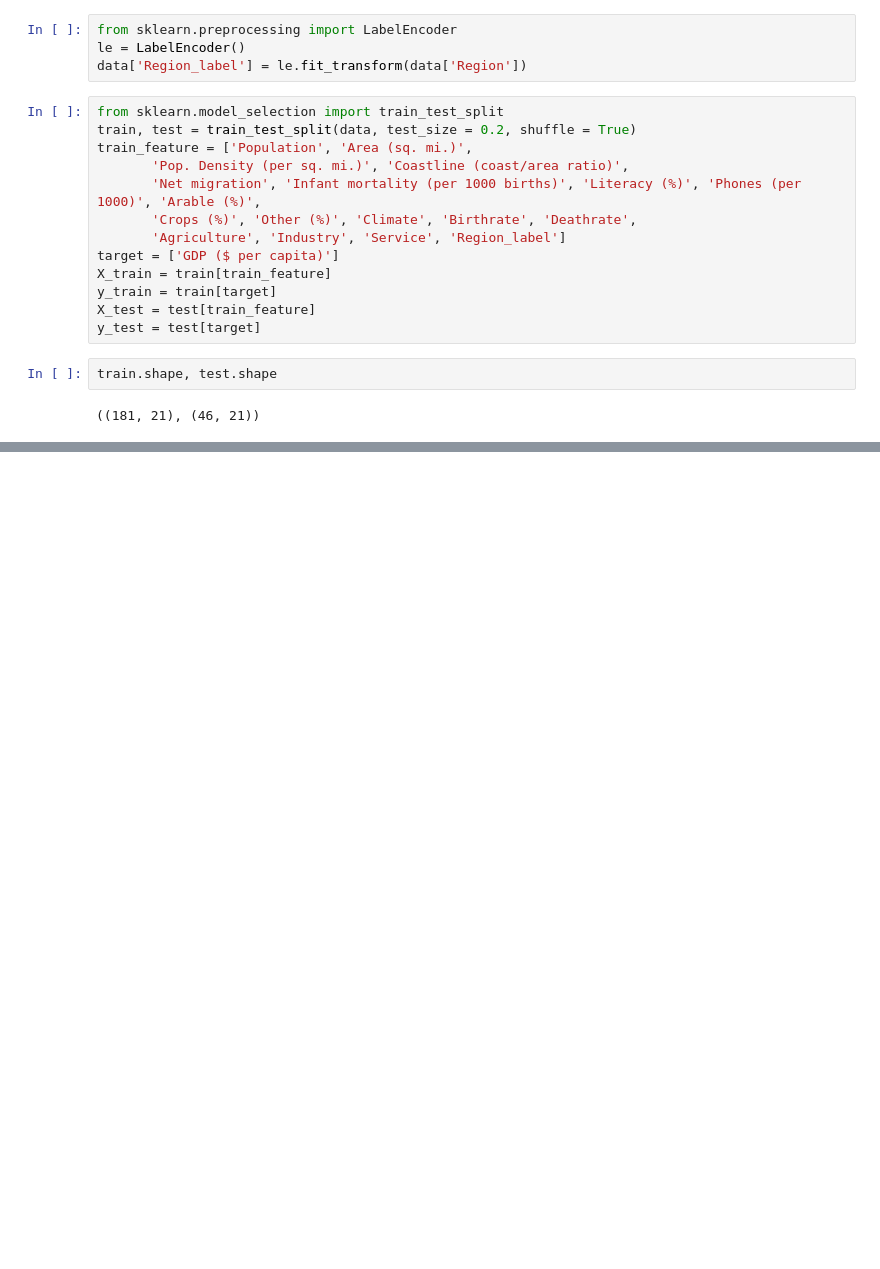
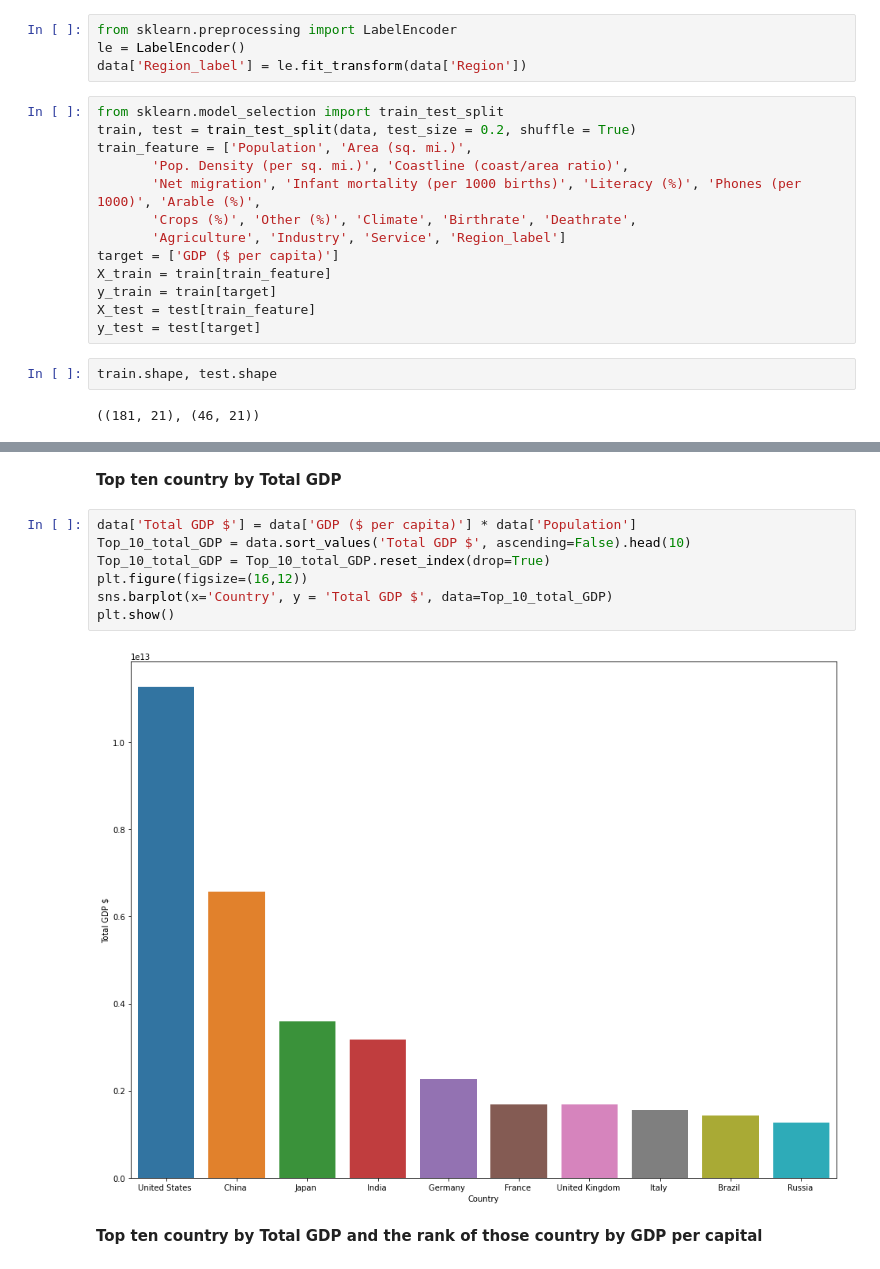
Before and after one commit to jacknayem/30-Plus-Machine-Learning-Projects, a Jupyter notebook: Country GDP Analysis/factors effecting a country's GDP.ipynb, the cells around one changed output, grey strips where cells are left out. Drawn from its saved outputs; the diff is of its cells as text; blank space fills up the shorter version.

```diff
--- a/Country GDP Analysis/factors effecting a country's GDP.ipynb
+++ b/Country GDP Analysis/factors effecting a country's GDP.ipynb
@@ -234,0 +274,13 @@ info = pd.DataFrame(
+# %% [markdown]
+<p><b>Top ten country by Total GDP</b></p>
+# %%
+data['Total GDP $'] = data['GDP ($ per capita)'] * data['Population']
+Top_10_total_GDP = data.sort_values('Total GDP $', ascending=False).head(10)
+Top_10_total_GDP = Top_10_total_GDP.reset_index(drop=True)
+plt.figure(figsize=(16,12))
+sns.barplot(x='Country', y = 'Total GDP $', data=Top_10_total_GDP)
+plt.show()
+# %% [output]
+[figure, added]
+# %% [markdown]
+<p><b>Top ten country by Total GDP and the rank of those country by GDP per capital</b></p>
```
Also changed, not shown: parts of 15 cells of this notebook, 7 other files.
